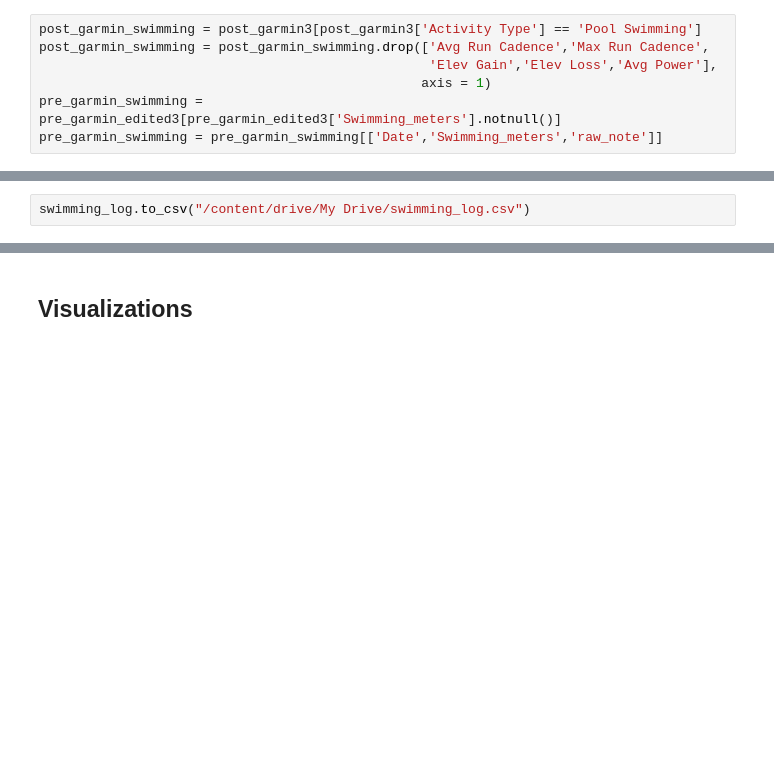
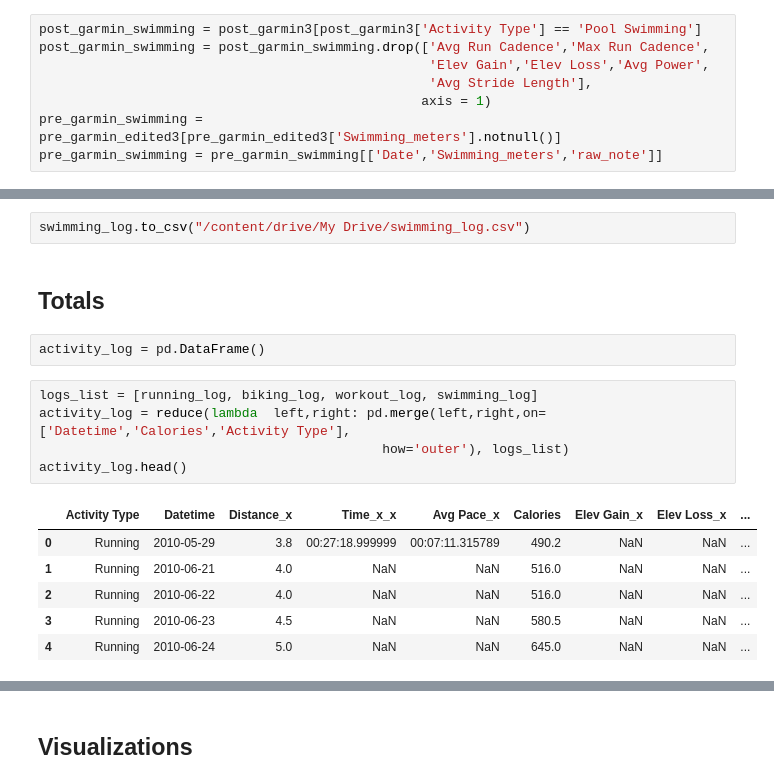
Before and after one commit to lilfetz22/Running_data, a Jupyter notebook: Running_Log.ipynb, the cells around one changed output, grey strips where cells are left out. Drawn from its saved outputs; the diff is of its cells as text; blank space fills up the shorter version.

Commit message:
trying to make an activity log

```diff
--- a/Running_Log.ipynb
+++ b/Running_Log.ipynb
@@ -1633,7 +1634,8 @@ workout_log.to_csv("/content/drive/My Drive/workout_log.csv")
 # %%
 post_garmin_swimming = post_garmin3[post_garmin3['Activity Type'] == 'Pool Swimming']
 post_garmin_swimming = post_garmin_swimming.drop(['Avg Run Cadence','Max Run Cadence',
-                                                  'Elev Gain','Elev Loss','Avg Power'],
+                                                  'Elev Gain','Elev Loss','Avg Power',
+                                                  'Avg Stride Length'],
                                                  axis = 1)
 pre_garmin_swimming = pre_garmin_edited3[pre_garmin_edited3['Swimming_meters'].notnull()]
 pre_garmin_swimming = pre_garmin_swimming[['Date','Swimming_meters','raw_note']]
@@ -1655,3 +1657,19 @@ for idx, row in enumerate(swimming_merged['Activity Type']):
 swimming_log = swimming_merged.drop(['Date','Swimming_meters'],axis=1)
 # %%
 swimming_log.to_csv("/content/drive/My Drive/swimming_log.csv")
+# %% [markdown]
+## Totals
+# %%
+activity_log = pd.DataFrame()
+# %%
+logs_list = [running_log, biking_log, workout_log, swimming_log]
+activity_log = reduce(lambda  left,right: pd.merge(left,right,on=['Datetime','Calories','Activity Type'],
+                                            how='outer'), logs_list)
+activity_log.head()
+# %% [output]
+|  | Activity Type | Datetime | Distance_x | Time_x_x | Avg Pace_x | Calories | Elev Gain_x | Elev Loss_x | ... |
+| 0 | Running | 2010-05-29 | 3.8 | 00:27:18.999999 | 00:07:11.315789 | 490.2 | NaN | NaN | ... |
+| 1 | Running | 2010-06-21 | 4.0 | NaN | NaN | 516.0 | NaN | NaN | ... |
+| 2 | Running | 2010-06-22 | 4.0 | NaN | NaN | 516.0 | NaN | NaN | ... |
+| 3 | Running | 2010-06-23 | 4.5 | NaN | NaN | 580.5 | NaN | NaN | ... |
+| 4 | Running | 2010-06-24 | 5.0 | NaN | NaN | 645.0 | NaN | NaN | ... |
```
Also changed, not shown: parts of 7 cells of this notebook.
